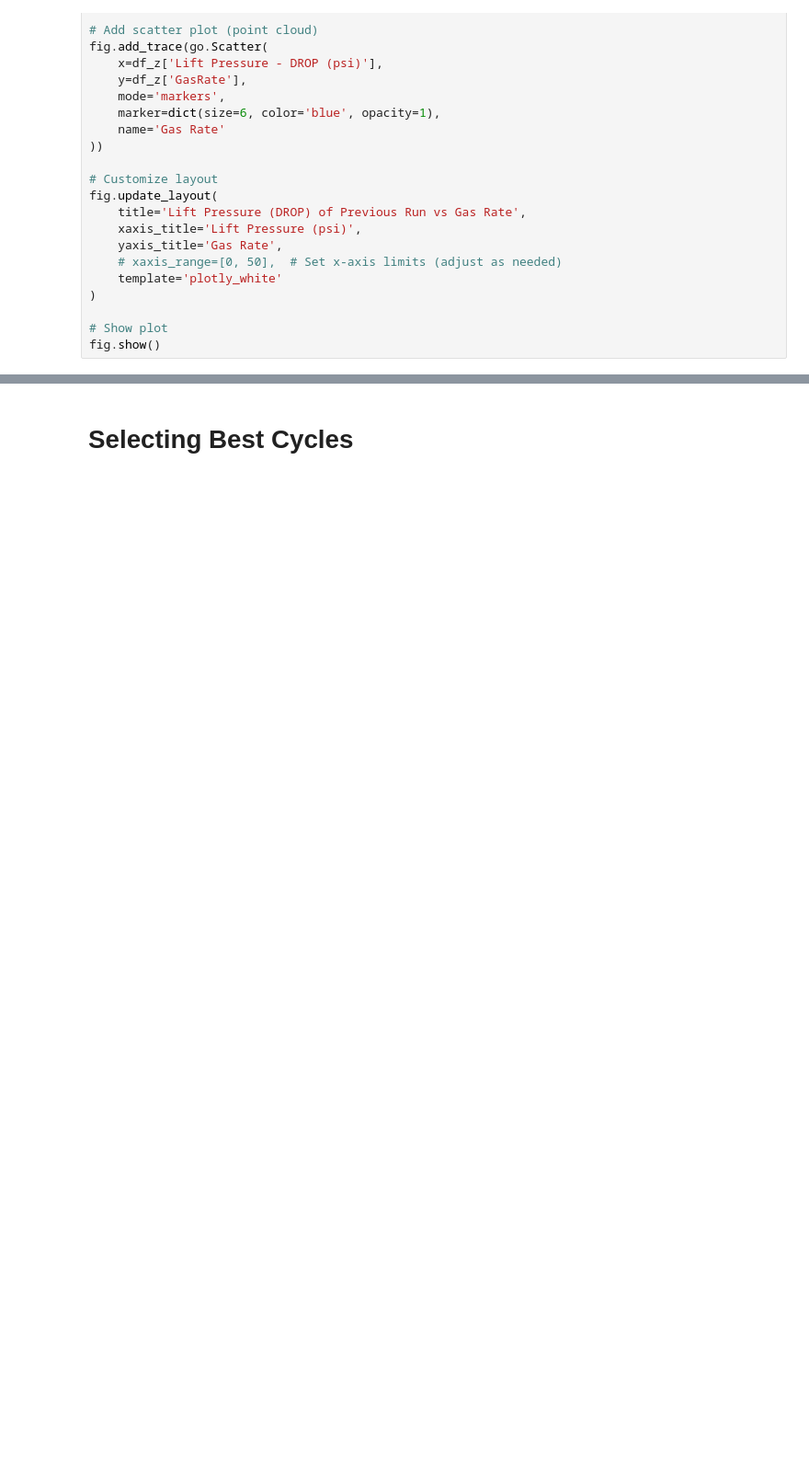
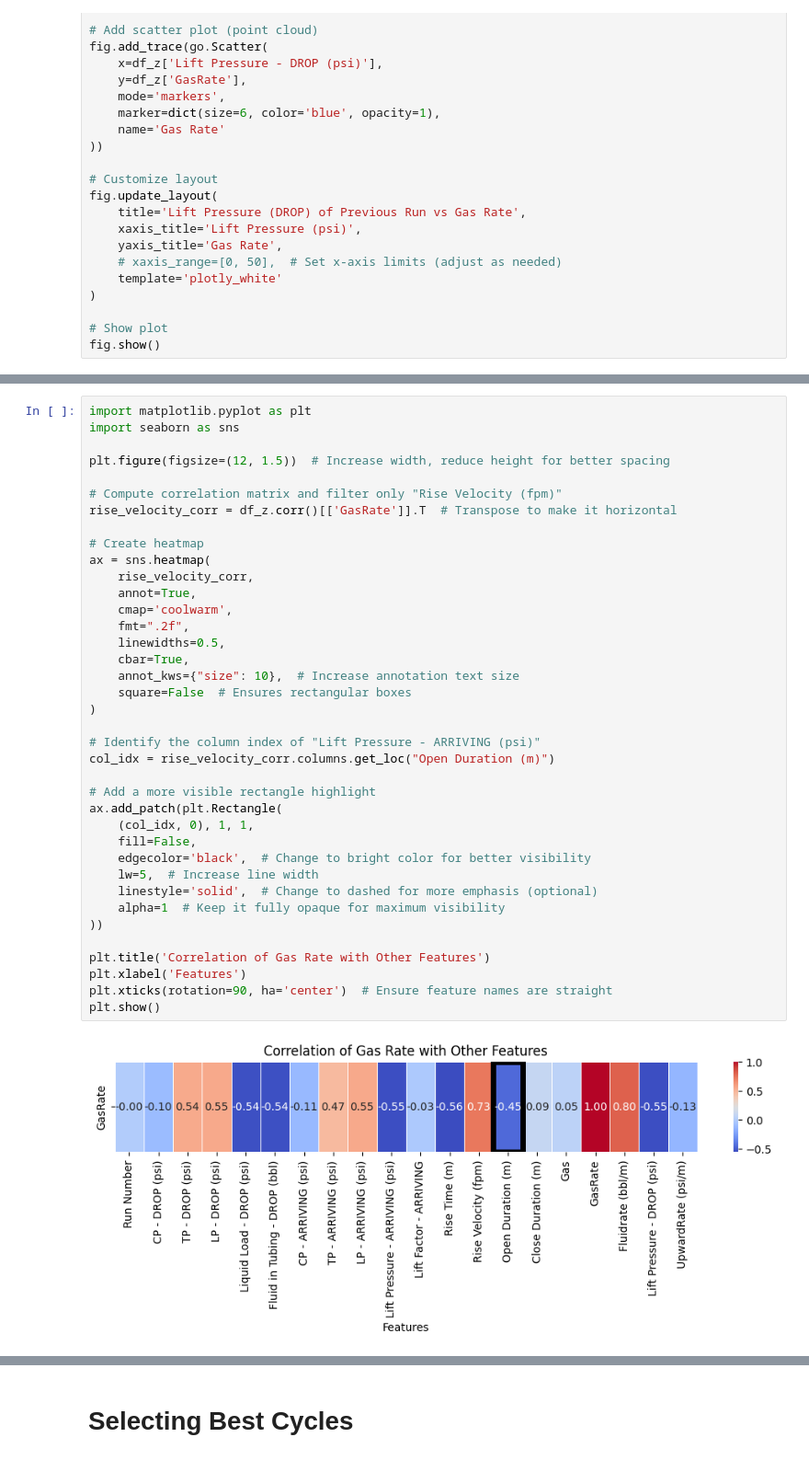
Before and after one commit to ateebahmad20/plunger-mustang, a Jupyter notebook: preprocessing/data_visualization pickle.ipynb, the cells around one changed output, grey strips where cells are left out. Shown at 92% size. Drawn from its saved outputs; the diff is of its cells as text; blank space fills up the shorter version.

```diff
--- a/preprocessing/data_visualization pickle.ipynb
+++ b/preprocessing/data_visualization pickle.ipynb
@@ -348,0 +417,40 @@ fig.show()
+# %%
+import matplotlib.pyplot as plt
+import seaborn as sns
+
+plt.figure(figsize=(12, 1.5))  # Increase width, reduce height for better spacing
+
+# Compute correlation matrix and filter only "Rise Velocity (fpm)"
+rise_velocity_corr = df_z.corr()[['GasRate']].T  # Transpose to make it horizontal
+
+# Create heatmap
+ax = sns.heatmap(
+    rise_velocity_corr,
+    annot=True,
+    cmap='coolwarm',
+    fmt=".2f",
+    linewidths=0.5,
+    cbar=True,
+    annot_kws={"size": 10},  # Increase annotation text size
+    square=False  # Ensures rectangular boxes
+)
+
+# Identify the column index of "Lift Pressure - ARRIVING (psi)"
+col_idx = rise_velocity_corr.columns.get_loc("Open Duration (m)")
+
+# Add a more visible rectangle highlight
+ax.add_patch(plt.Rectangle(
+    (col_idx, 0), 1, 1,
+    fill=False,
+    edgecolor='black',  # Change to bright color for better visibility
+    lw=5,  # Increase line width
+    linestyle='solid',  # Change to dashed for more emphasis (optional)
+    alpha=1  # Keep it fully opaque for maximum visibility
+))
+
+plt.title('Correlation of Gas Rate with Other Features')
+plt.xlabel('Features')
+plt.xticks(rotation=90, ha='center')  # Ensure feature names are straight
+plt.show()
+# %% [output]
+[figure, added]
```
Also changed, not shown: parts of 13 cells of this notebook, 8 other files.
